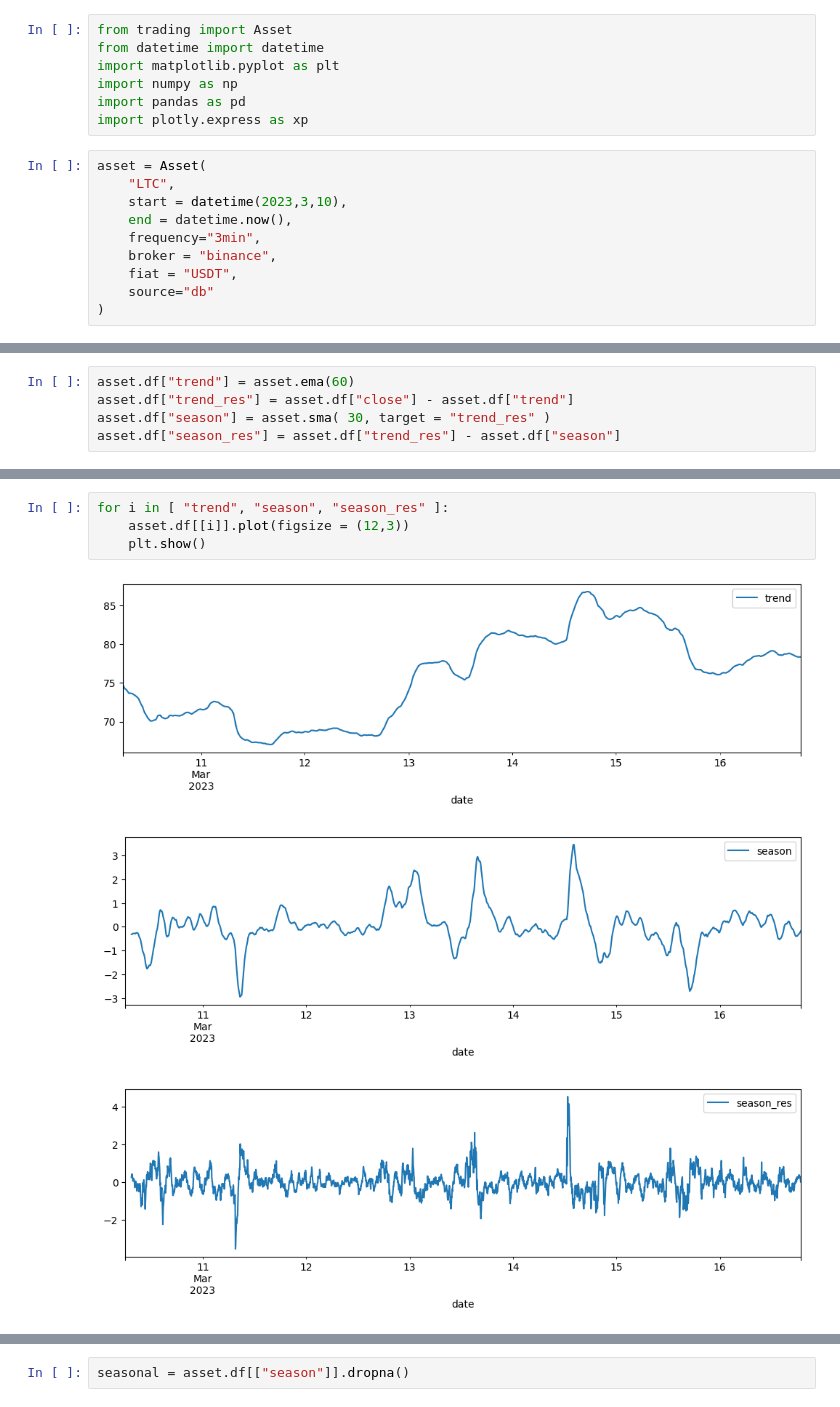
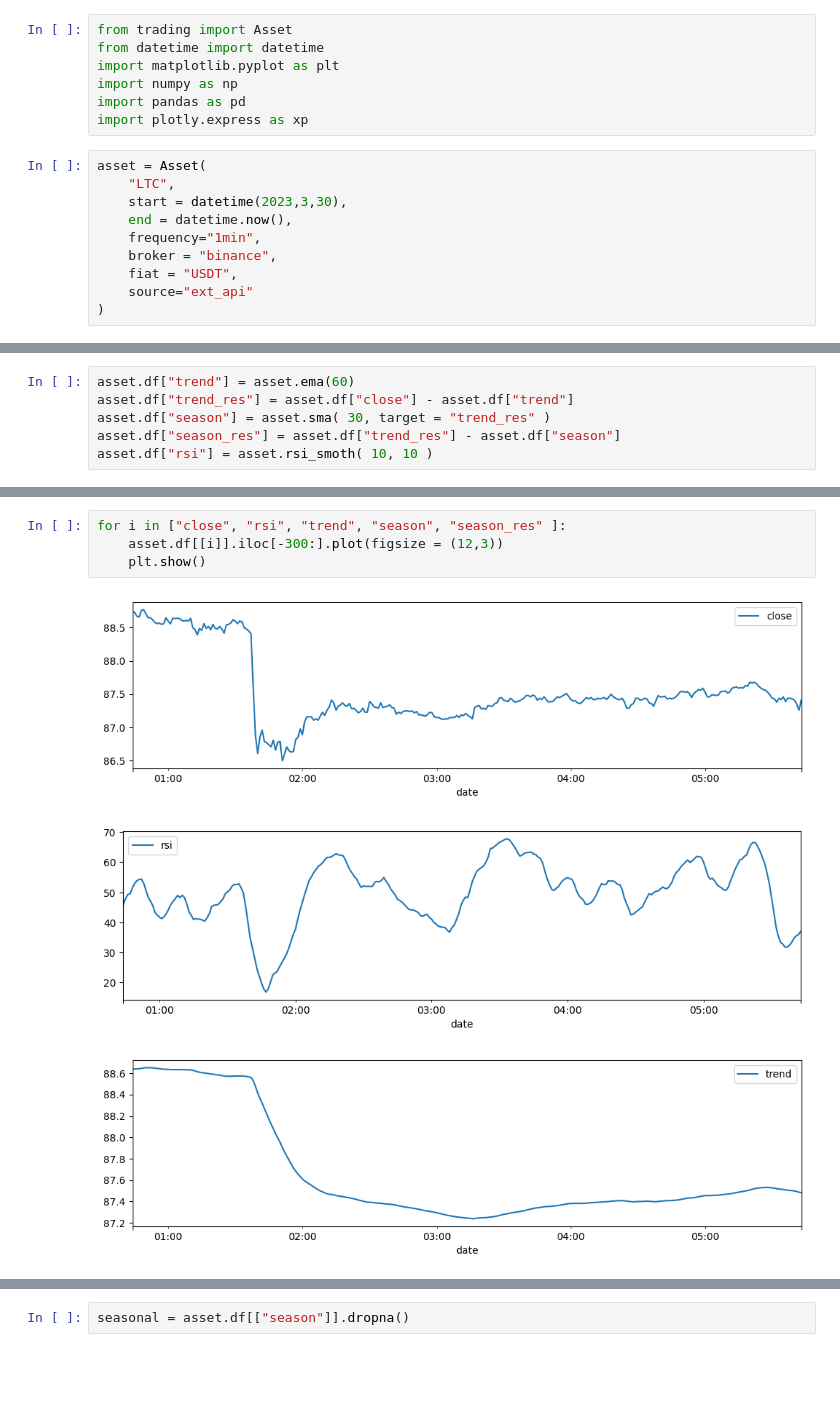
Before and after one commit to RamonHA/CrytosStudy, a Jupyter notebook: seasonality.ipynb, the cells around one changed output, grey strips where cells are left out. Saved outputs shown, nothing was run; the diff lists cells and outputs as text; blank space fills up the shorter version.

Commit message:
seasonality checks

```diff
--- a/seasonality.ipynb
+++ b/seasonality.ipynb
@@ -8,11 +8,11 @@ import plotly.express as xp
 # %%
 asset = Asset(
     "LTC",
-    start = datetime(2023,3,10),
+    start = datetime(2023,3,30),
     end = datetime.now(),
-    frequency="3min",
+    frequency="1min",
     broker = "binance",
     fiat = "USDT",
-    source="db"
+    source="ext_api"
 )
 # %%
@@ -37,3 +39,4 @@ asset.df["trend"] = asset.ema(60)
 asset.df["trend_res"] = asset.df["close"] - asset.df["trend"]
 asset.df["season"] = asset.sma( 30, target = "trend_res" )
 asset.df["season_res"] = asset.df["trend_res"] - asset.df["season"]
+asset.df["rsi"] = asset.rsi_smoth( 10, 10 )
@@ -40,8 +79,8 @@ asset.df["season_res"] = asset.df["trend_res"] - asset.df["season"]
 # %%
-for i in [ "trend", "season", "season_res" ]:
-    asset.df[[i]].plot(figsize = (12,3))
+for i in ["close", "rsi", "trend", "season", "season_res" ]:
+    asset.df[[i]].iloc[-300:].plot(figsize = (12,3))
     plt.show()
 # %% [output]
-[figure, old version]
+[figure, new version]
-[figure, old version]
+[figure, new version]
-[figure, old version]
+[figure, new version]
```
Also changed, not shown: parts of 13 cells of this notebook, 1 other file.
